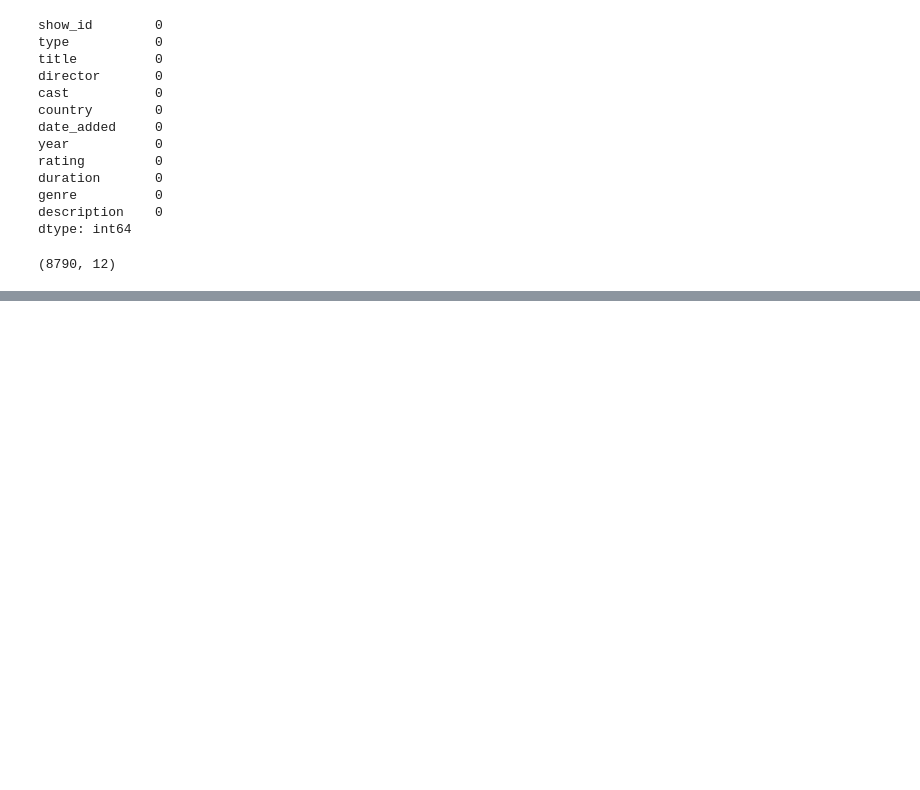
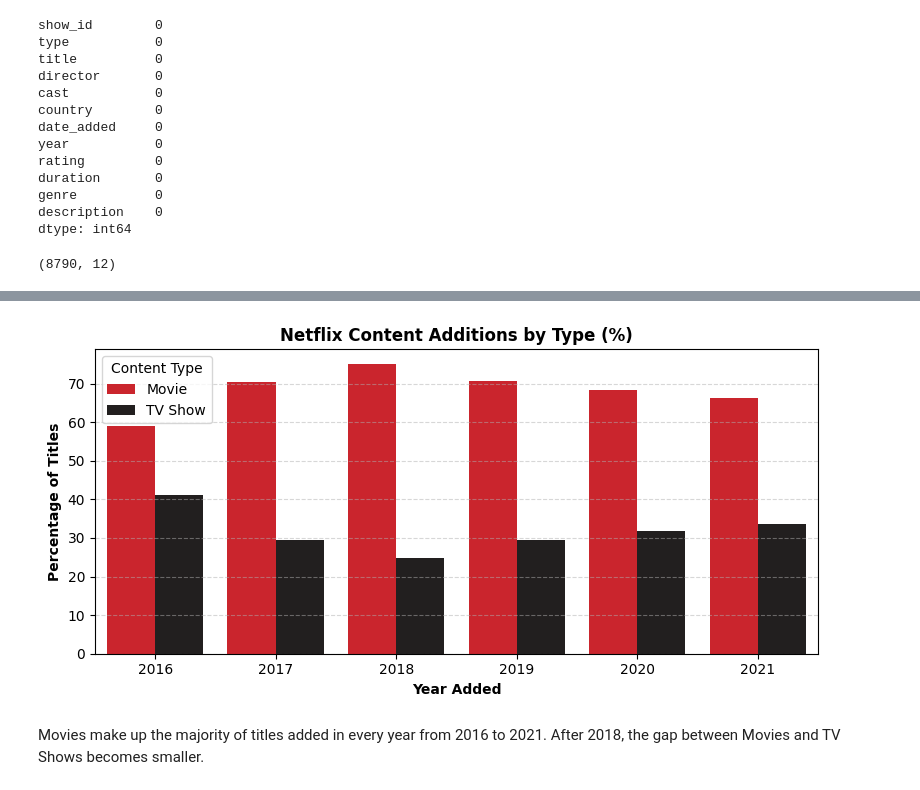
Before and after one commit to berkaygirgin/netflix-content-evolution-analysis, a Jupyter notebook: notebooks/netflix_content_evolution_analysis.ipynb, the cells around one changed output, grey strips where cells are left out. Drawn from its saved outputs; the diff is of its cells as text; code cells hidden in the pictures; blank space fills up the shorter version.

```diff
--- a/notebooks/netflix_content_evolution_analysis.ipynb
+++ b/notebooks/netflix_content_evolution_analysis.ipynb
@@ -138,0 +174,18 @@ df["month"] = df["date_added"].dt.month
+# %%
+content_by_year = df[df["year_added"].between(2016, 2021)].groupby(["year_added", "type"])["type"].size().reset_index(name="count")
+content_by_year["percentage"] = (content_by_year["count"] / content_by_year.groupby("year_added")["count"].transform("sum") * 100).round(1)
+# %%
+plt.figure(figsize=(8, 4))
+sns.barplot(data=content_by_year, x="year_added", y="percentage", hue="type", palette=netflix_palette)
+
+plt.title("Netflix Content Additions by Type (%)", fontsize=12, fontweight="bold")
+plt.xlabel("Year Added", fontsize=10, fontweight="bold")
+plt.ylabel("Percentage of Titles", fontsize=10, fontweight="bold")
+plt.legend(title="Content Type")
+plt.grid(axis="y", linestyle="--", alpha=0.5)
+plt.tight_layout()
+plt.show()
+# %% [output]
+[figure, added]
+# %% [markdown]
+Movies make up the majority of titles added in every year from 2016 to 2021. After 2018, the gap between Movies and TV Shows becomes smaller.
```
Also changed, not shown: parts of 18 cells of this notebook.
